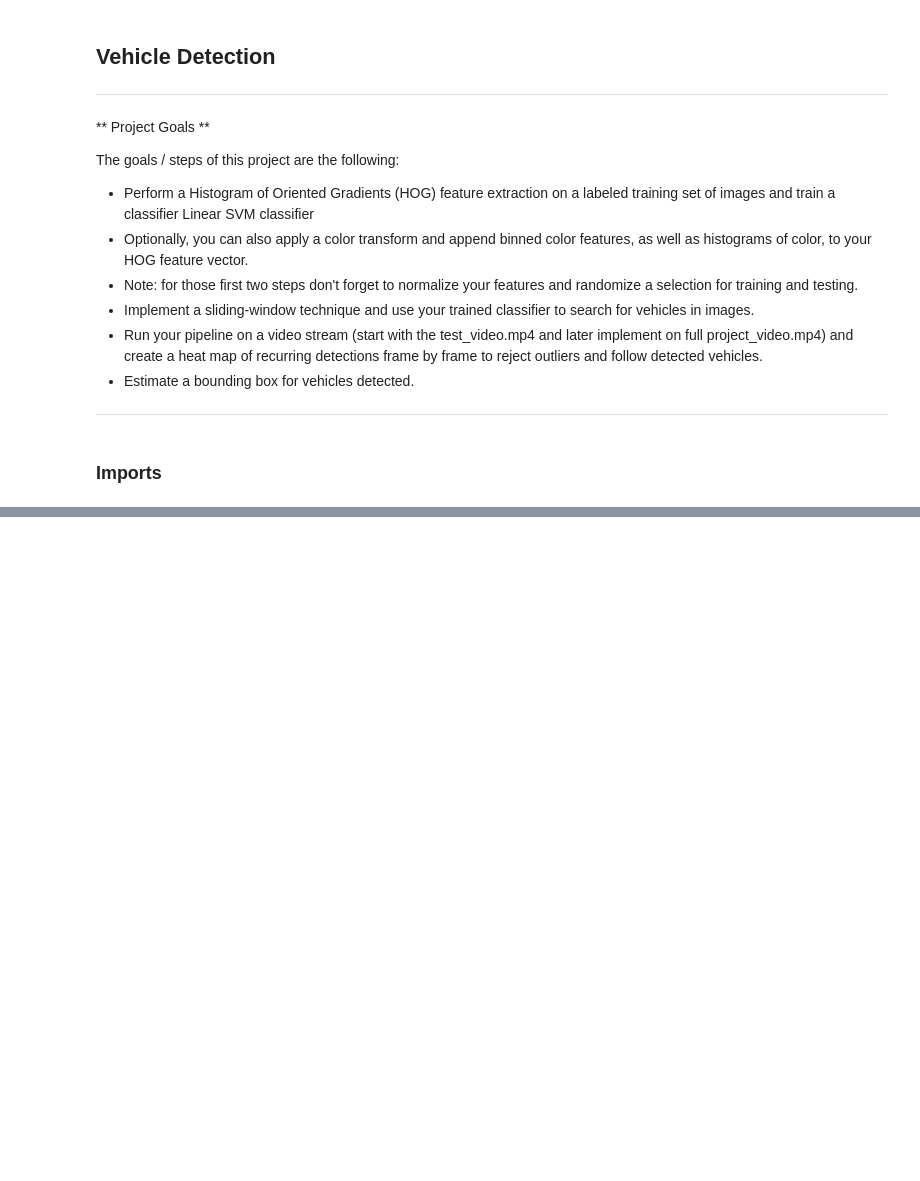
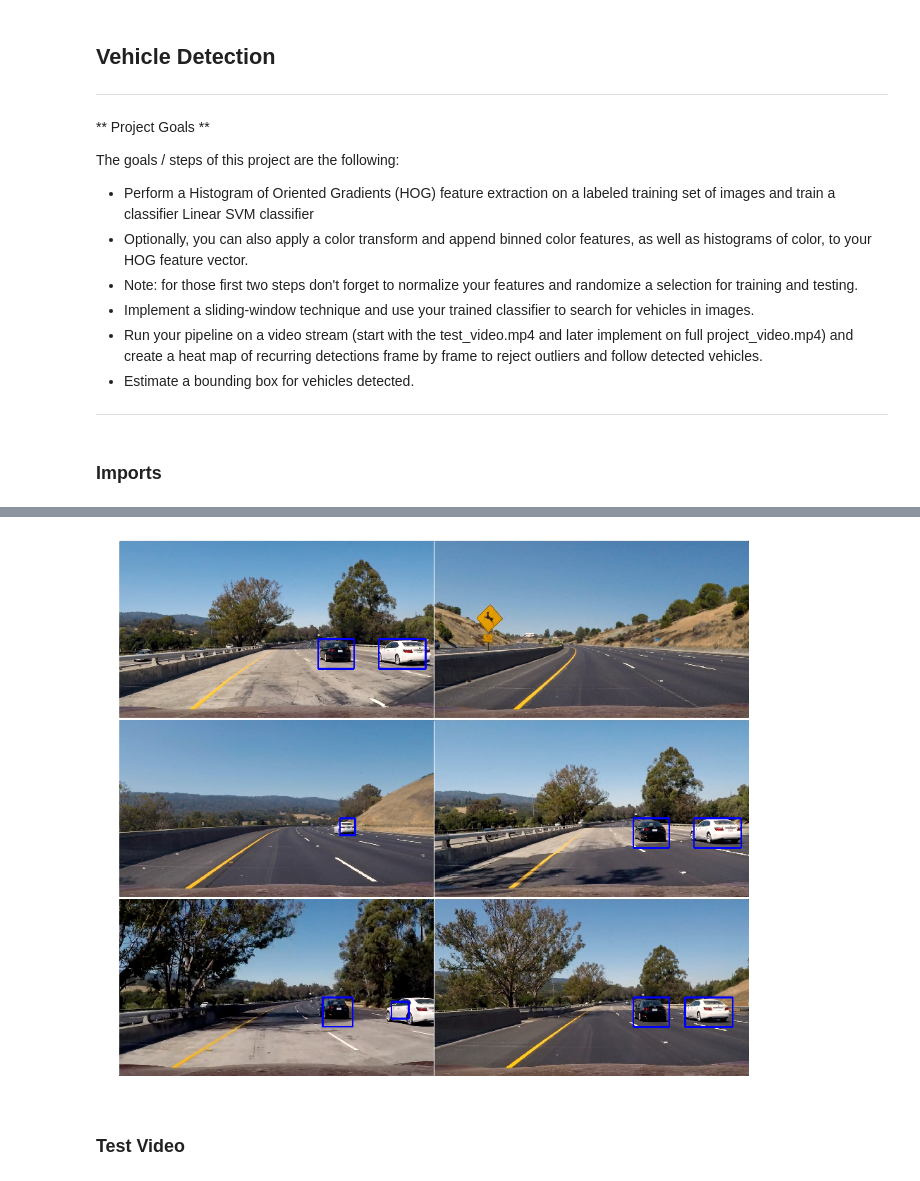
Before and after one commit to psharm8/CarND-Vehicle-Detection, a Jupyter notebook: vehicle_detection.ipynb, the cells around one changed output, grey strips where cells are left out. Saved outputs shown, nothing was run; the diff lists cells and outputs as text; code cells hidden in the pictures; blank space fills up the shorter version.

```diff
--- a/vehicle_detection.ipynb
+++ b/vehicle_detection.ipynb
@@ -37,0 +409,34 @@ import time
+# %%
+ystart = 400
+ystop = None
+scales = [1.1, 1.5, 1.9, 2.3]
+heatmap_threshold = 2
+def process_frame(img):
+    draw_img = np.copy(img)
+    boxes = []
+    # Move inside find cars
+    for scale in scales:
+        rects = find_cars(img, ystart, ystop, scale, svc, X_scaler,
+                          orient, pix_per_cell, cell_per_block, spatial_size, hist_bins)
+        boxes.extend(rects)
+    heatmap_img = np.zeros_like(img[:,:,0])
+    heatmap_img = add_heat(heatmap_img, boxes)
+    heatmap_img = apply_threshold(heatmap_img, heatmap_threshold)
+    labels = label(heatmap_img)
+    draw_img, rects = draw_labeled_bboxes(draw_img, labels)
+    return draw_img
+# %%
+test_images = glob.glob('./test_images/test*.jpg')
+
+frame_out =  process_frame(test_img)
+fig, axs = plt.subplots(3, 2, figsize=(16,14))
+fig.subplots_adjust(hspace = .004, wspace=.002)
+axs = axs.ravel()
+
+for i, im in enumerate(test_images):
+    axs[i].imshow(process_frame(mpimg.imread(im)))
+    axs[i].axis('off')
+# %% [output]
+[figure, added]
+# %% [markdown]
+### Test Video
```
Also changed, not shown: parts of 36 cells of this notebook.
